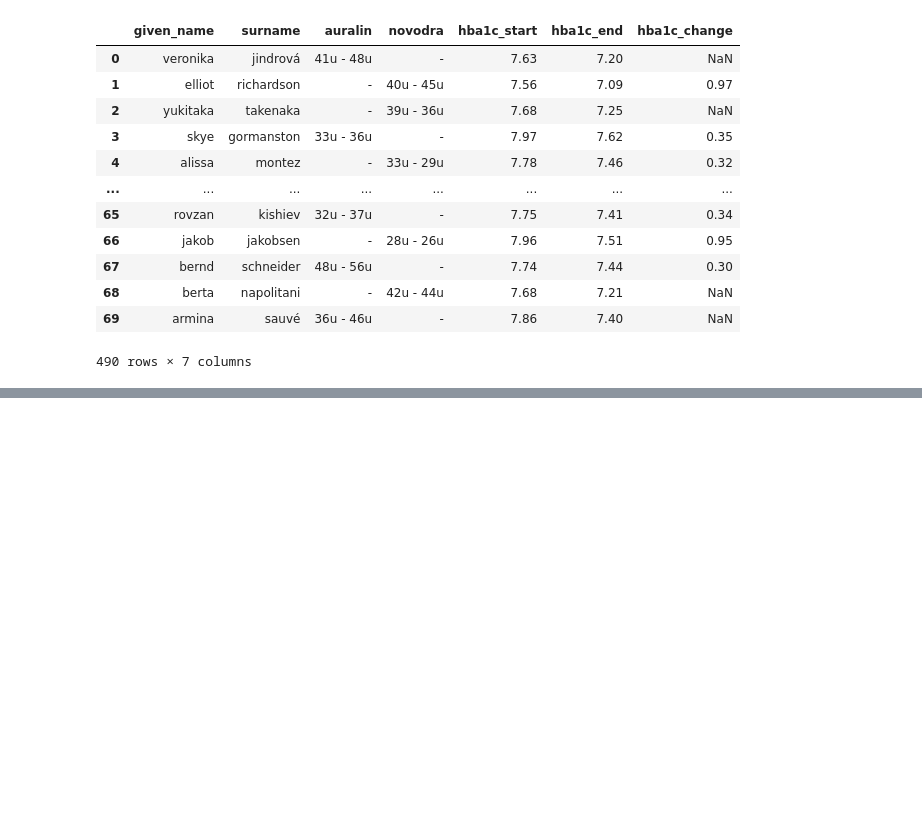
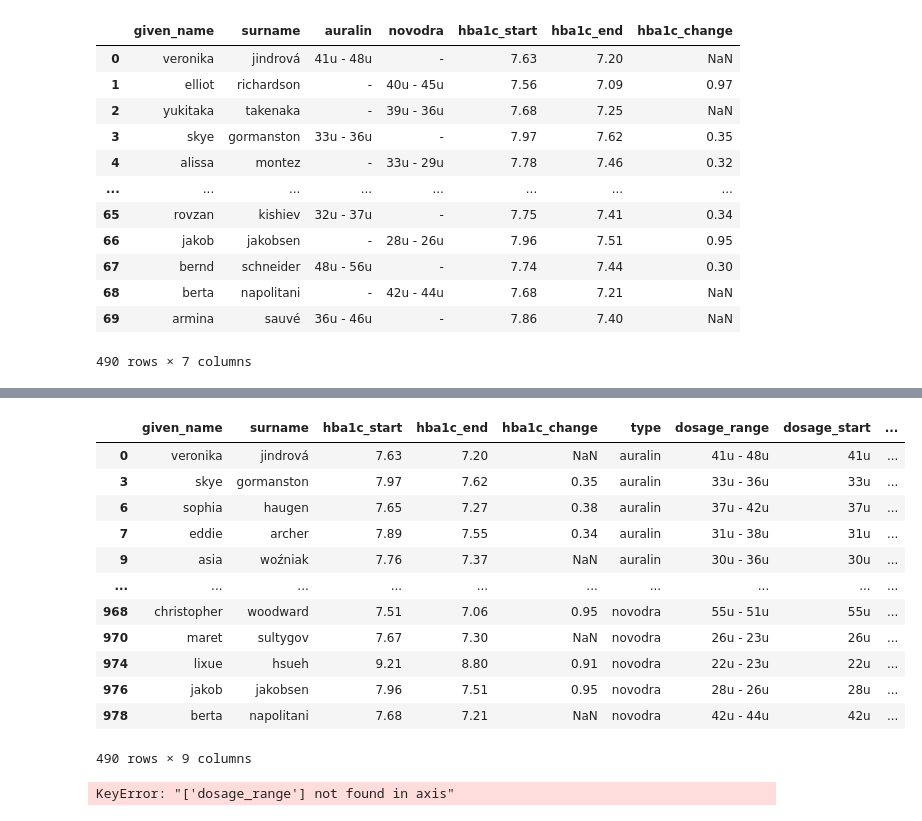
Before and after one commit to Abhishek-jakhar/Machine_learning, a Jupyter notebook: 3_Cleaning_of_data.ipynb, the cells around one changed output, grey strips where cells are left out. Drawn from its saved outputs; the diff is of its cells as text; code cells hidden in the pictures; blank space fills up the shorter version.

```diff
--- a/3_Cleaning_of_data.ipynb
+++ b/3_Cleaning_of_data.ipynb
@@ -457,0 +511,23 @@ treatment_df
+# %%
+treatment_df[' dosage_range'].str.split('-')
+treatment_df['dosage_start']=treatment_df[' dosage_range'].str.split('-').str.get(0)
+treatment_df['dosage_end']=treatment_df[' dosage_range'].str.split('-').str.get(1)
+treatment_df
+# %% [output]
+|  | given_name | surname | hba1c_start | hba1c_end | hba1c_change | type | dosage_range | dosage_start | ... |
+| 0 | veronika | jindrová | 7.63 | 7.20 | NaN | auralin | 41u - 48u | 41u | ... |
+| 3 | skye | gormanston | 7.97 | 7.62 | 0.35 | auralin | 33u - 36u | 33u | ... |
+| 6 | sophia | haugen | 7.65 | 7.27 | 0.38 | auralin | 37u - 42u | 37u | ... |
+| 7 | eddie | archer | 7.89 | 7.55 | 0.34 | auralin | 31u - 38u | 31u | ... |
+| 9 | asia | woźniak | 7.76 | 7.37 | NaN | auralin | 30u - 36u | 30u | ... |
+| ... | ... | ... | ... | ... | ... | ... | ... | ... | ... |
+| 968 | christopher | woodward | 7.51 | 7.06 | 0.95 | novodra | 55u - 51u | 55u | ... |
+| 970 | maret | sultygov | 7.67 | 7.30 | NaN | novodra | 26u - 23u | 26u | ... |
+| 974 | lixue | hsueh | 9.21 | 8.80 | 0.91 | novodra | 22u - 23u | 22u | ... |
+| 976 | jakob | jakobsen | 7.96 | 7.51 | 0.95 | novodra | 28u - 26u | 28u | ... |
+| 978 | berta | napolitani | 7.68 | 7.21 | NaN | novodra | 42u - 44u | 42u | ... |
+490 rows × 9 columns
+# %%
+treatment_df.drop(columns='dosage_range',inplace=True)
+# %% [output]
+KeyError: "['dosage_range'] not found in axis"
```
Also changed, not shown: parts of 4 cells of this notebook.
